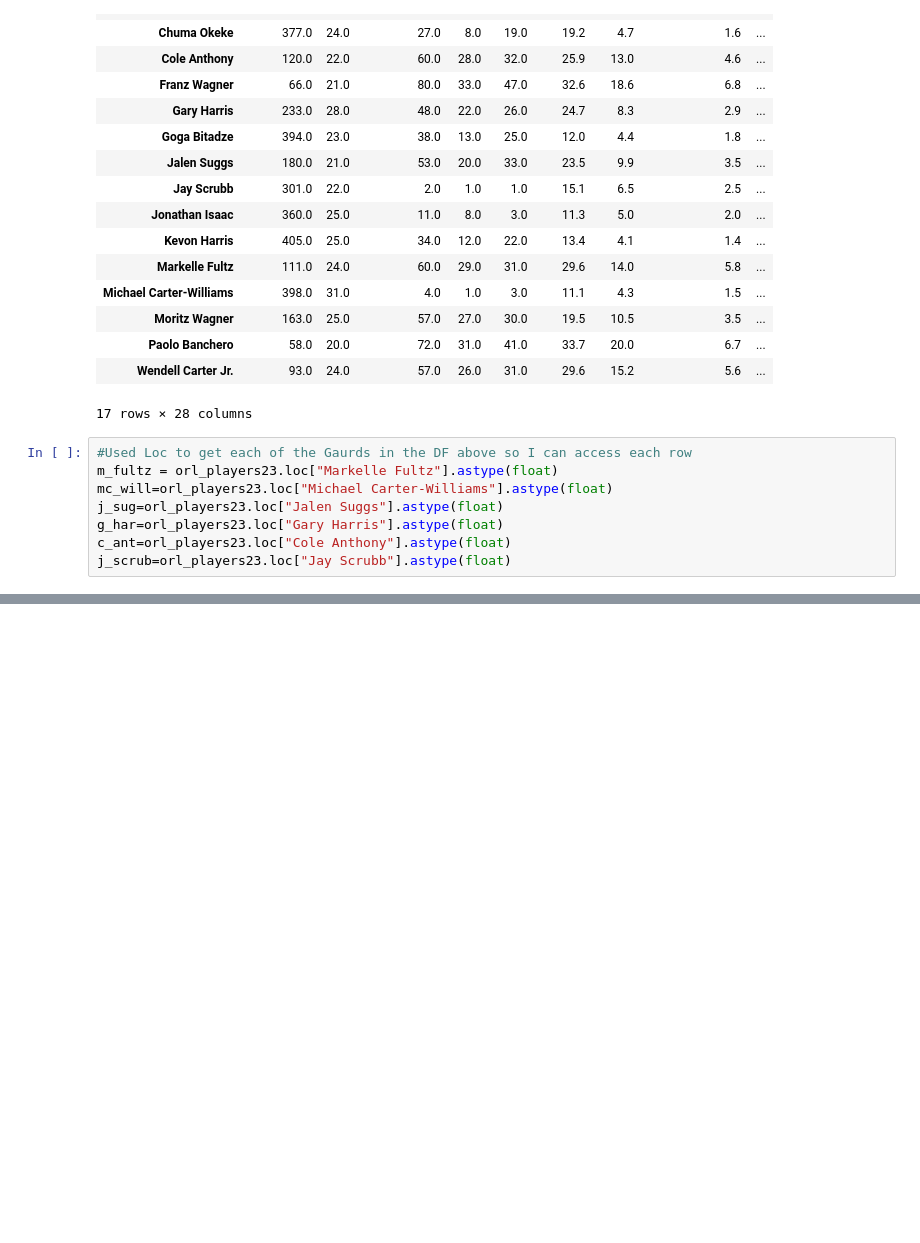
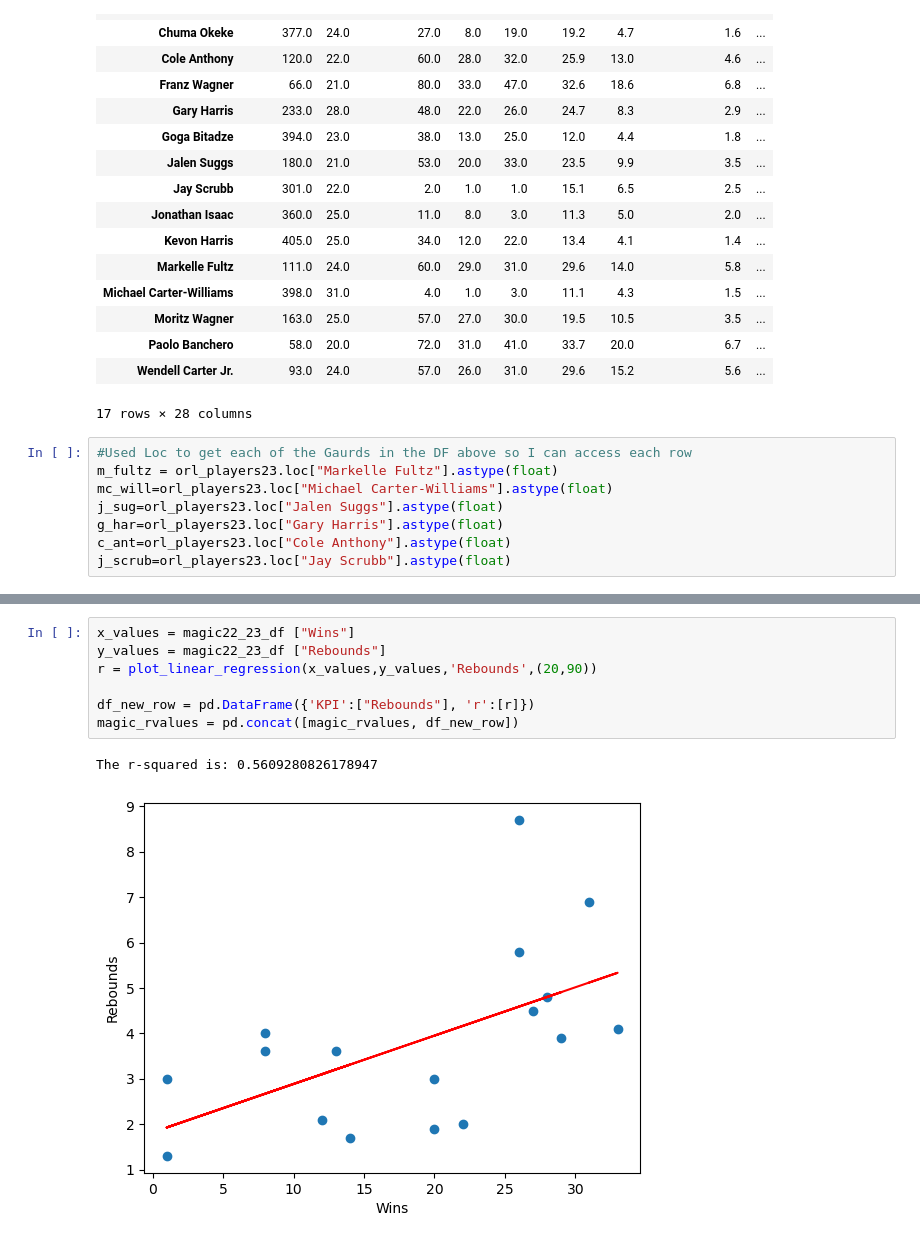
Before and after one commit to CandaceDoesData/Group_Project_1, a Jupyter notebook: Project 1 NBA/NBA.ipynb, the cells around one changed output, grey strips where cells are left out. Cells and saved outputs as stored; diff of their text form; blank space fills up the shorter version.

```diff
--- a/Project 1 NBA/NBA.ipynb
+++ b/Project 1 NBA/NBA.ipynb
@@ -246,0 +318,10 @@ plt.show()
+# %%
+x_values = magic22_23_df ["Wins"]
+y_values = magic22_23_df ["Rebounds"]
+r = plot_linear_regression(x_values,y_values,'Rebounds',(20,90))
+
+df_new_row = pd.DataFrame({'KPI':["Rebounds"], 'r':[r]})
+magic_rvalues = pd.concat([magic_rvalues, df_new_row])
+# %% [output]
+The r-squared is: 0.5609280826178947
+[figure, added]
```
Also changed, not shown: parts of 17 cells of this notebook.
